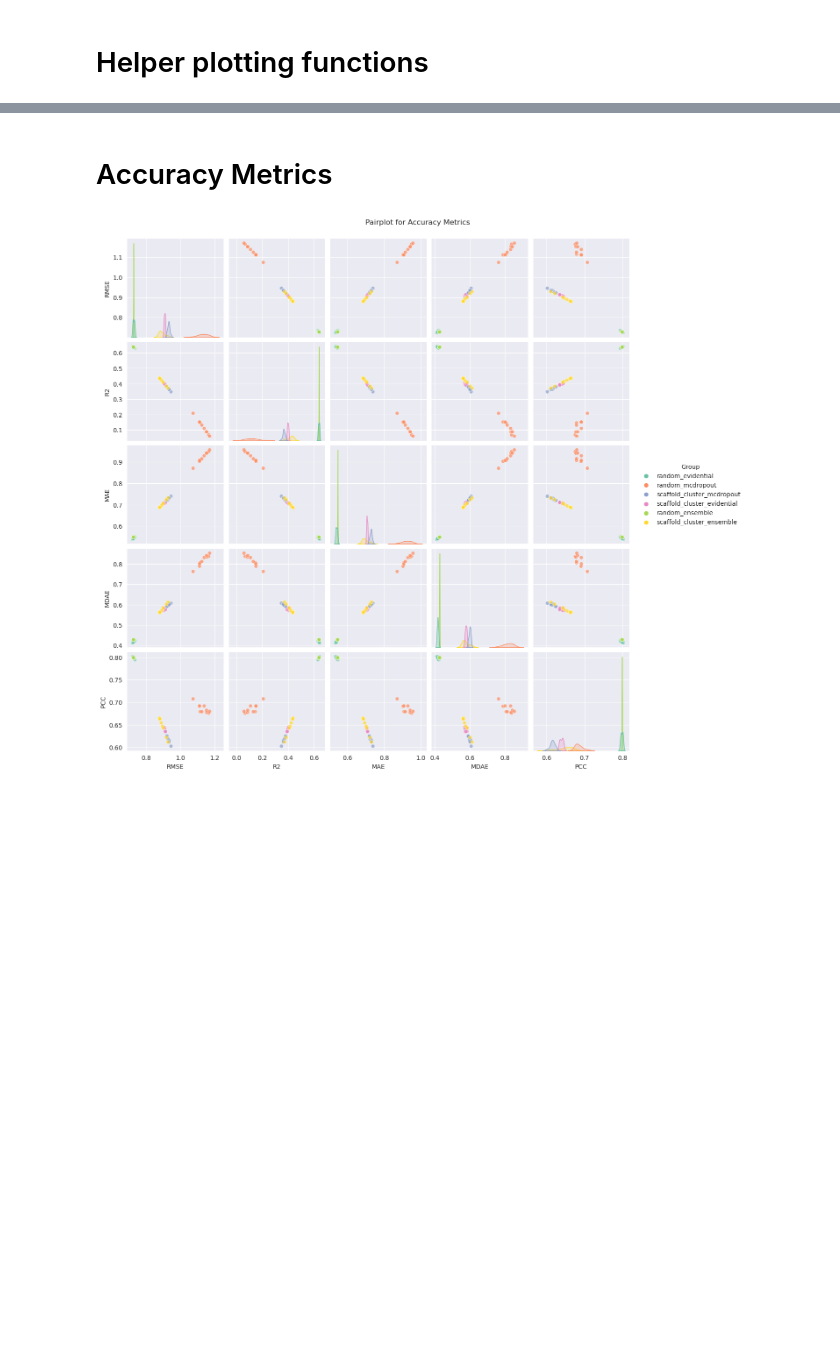
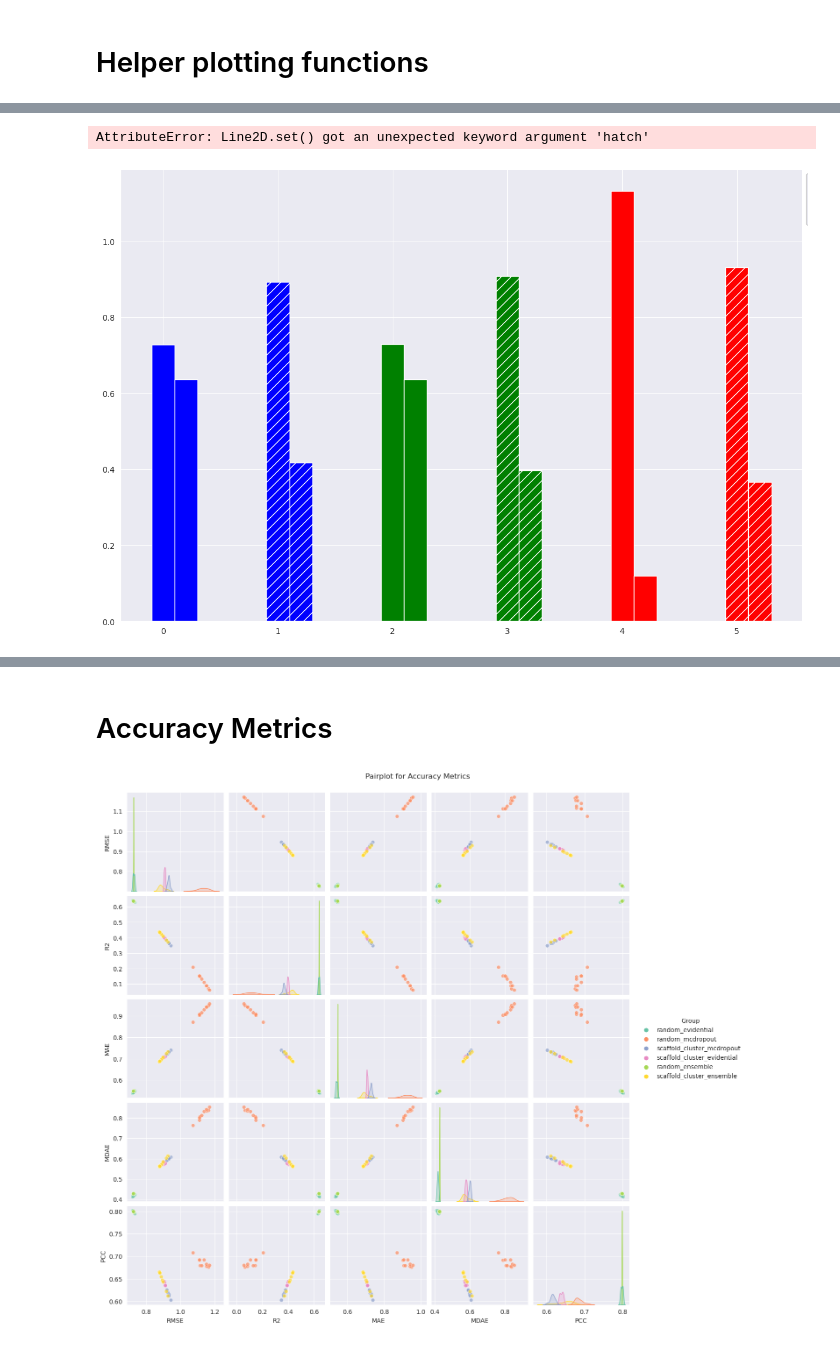
Before and after one commit to CDDLeiden/uqdd, a Jupyter notebook: metrics_analysis.ipynb, the cells around one changed output, grey strips where cells are left out. Drawn from its saved outputs; the diff is of its cells as text; code cells hidden in the pictures; blank space fills up the shorter version.

```diff
--- a/metrics_analysis.ipynb
+++ b/metrics_analysis.ipynb
@@ -188,0 +221,64 @@ def plot_pairwise_scatter_metrics(df, title, metrics, save_dir=None, group_order
+# %%
+
+# Define a function to create the bar plot
+def create_grouped_bar_plot(df, metrics):
+    model_types = df['Model type'].unique()
+    splits = df['Split'].unique()
+
+    bar_width = 0.2
+    colors = {
+        'ensemble': 'blue',
+        'mcdropout': 'red',
+        'evidential': 'green'
+    }
+    textures = {
+        'random': '',
+        'scaffold_cluster': '//'
+    }
+
+    fig, ax = plt.subplots(figsize=(15, 10))
+
+    # Create bar positions
+    num_metrics = len(metrics)
+    num_groups = len(df.groupby(['Model type', 'Split']))
+    index = np.arange(num_groups)
+    positions = [index + i * bar_width for i in range(num_metrics)]
+
+    # Plot each metric
+    for i, metric in enumerate(metrics):
+        values = []
+        colors_list = []
+        for (model_type, split), group in df.groupby(['Model type', 'Split']):
+            values.append(group[metric].mean())
+            color = colors.get(model_type, 'gray')
+            texture = textures.get(split, '')
+            colors_list.append((color, texture))
+
+        for j, (value, (color, texture)) in enumerate(zip(values, colors_list)):
+            ax.bar(positions[i][j], value, bar_width, color=color, hatch=texture, label=f'{model_type}, {split}' if i == 0 else "")
+
+    # Adding legend for colors (model types)
+    model_handles = [plt.Line2D([0], [0], color=color, lw=4) for color in colors.values()]
+    model_labels = colors.keys()
+    legend1 = plt.legend(model_handles, model_labels, title="Model Type", loc='upper left', bbox_to_anchor=(1, 1))
+    ax.add_artist(legend1)
+
+    # Adding legend for textures (splits)
+    split_handles = [plt.Line2D([0], [0], color='black', lw=4, linestyle='-', hatch=texture) for texture in textures.values()]
+    split_labels = ['stratified' if split == 'random' else split for split in splits]
+    plt.legend(split_handles, split_labels, title="Split", loc='upper left', bbox_to_anchor=(1, 0.8))
+
+    # Set labels and title
+    ax.set_xlabel('Model Type and Split')
+    ax.set_ylabel('Value')
+    ax.set_title('Model Performance Metrics')
+    ax.set_xticks(index + bar_width * (num_metrics - 1) / 2)
+    ax.set_xticklabels([f'{model_type}, {split}' for model_type, split in df.groupby(['Model type', 'Split']).groups.keys()], rotation=45, ha='right')
+
+    plt.show()
+
+metrics_to_show = ['RMSE', 'R2']  # Specify the metrics you want to plot
+create_grouped_bar_plot(df_test, metrics_to_show)
+# %% [output]
+AttributeError: Line2D.set() got an unexpected keyword argument 'hatch'
+[figure, added]
```
Also changed, not shown: parts of 14 cells of this notebook.
